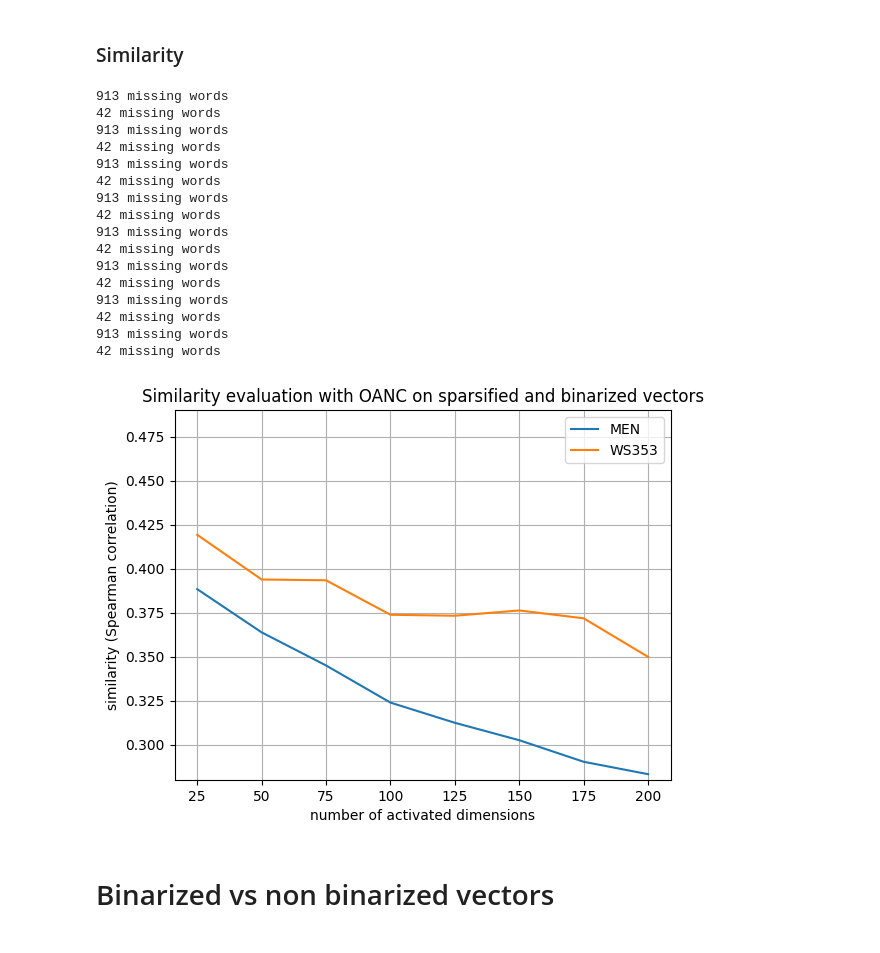
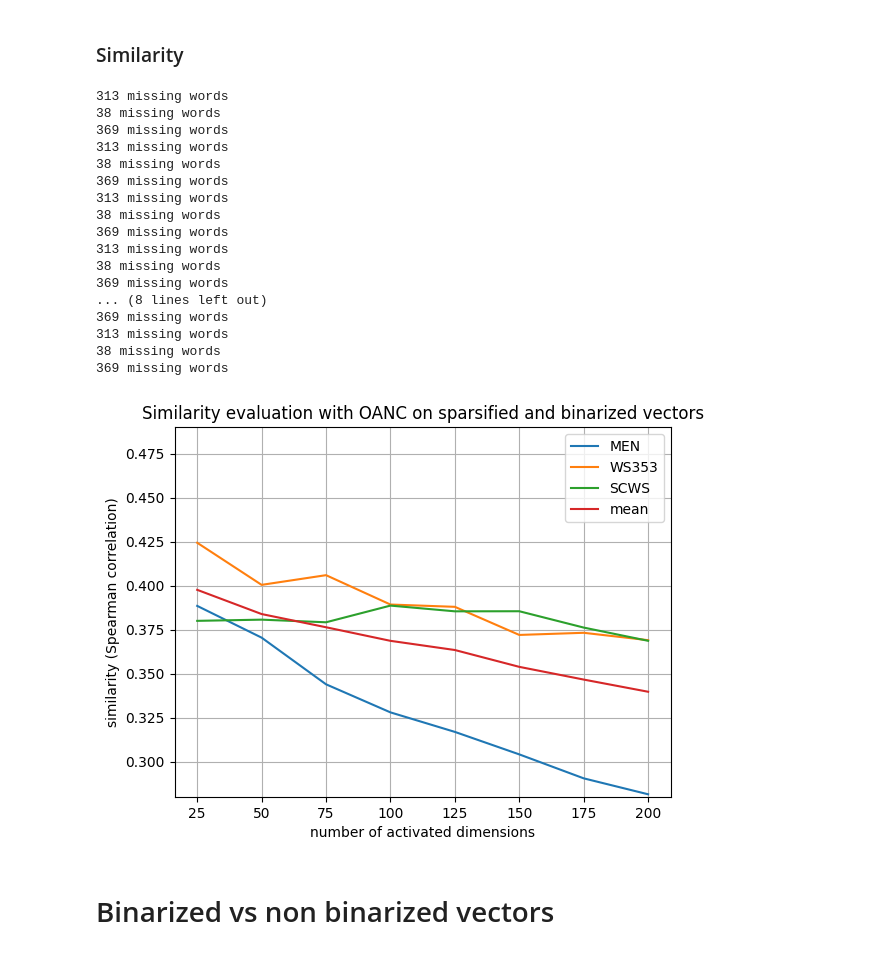
Before and after one commit to SINr-Embeddings/sinr, a Jupyter notebook: notebooks/evaluate.ipynb, the cells around one changed output. Cells and saved outputs as stored; diff of their text form; code cells hidden in the pictures.

```diff
--- a/notebooks/evaluate.ipynb
+++ b/notebooks/evaluate.ipynb
@@ -184,57 +189,63 @@ vec25_bi.binarize()
 # %%
 import sinr.text.evaluate as ev
 
-sim200_bi = ev.similarity_MEN_WS353(vec200_bi)
-sim175_bi = ev.similarity_MEN_WS353(vec175_bi)
-sim150_bi = ev.similarity_MEN_WS353(vec150_bi)
-sim125_bi = ev.similarity_MEN_WS353(vec125_bi)
-sim100_bi = ev.similarity_MEN_WS353(vec100_bi)
-sim75_bi = ev.similarity_MEN_WS353(vec75_bi)
-sim50_bi = ev.similarity_MEN_WS353(vec50_bi)
-sim25_bi = ev.similarity_MEN_WS353(vec25_bi)
+sim200_bi = ev.similarity_MEN_WS353_SCWS(vec200_bi)
+sim175_bi = ev.similarity_MEN_WS353_SCWS(vec175_bi)
+sim150_bi = ev.similarity_MEN_WS353_SCWS(vec150_bi)
+sim125_bi = ev.similarity_MEN_WS353_SCWS(vec125_bi)
+sim100_bi = ev.similarity_MEN_WS353_SCWS(vec100_bi)
+sim75_bi = ev.similarity_MEN_WS353_SCWS(vec75_bi)
+sim50_bi = ev.similarity_MEN_WS353_SCWS(vec50_bi)
+sim25_bi = ev.similarity_MEN_WS353_SCWS(vec25_bi)
 # %% [output]
-913 missing words
-42 missing words
-913 missing words
-42 missing words
-913 missing words
-42 missing words
-913 missing words
-42 missing words
-913 missing words
-42 missing words
-913 missing words
-42 missing words
-913 missing words
-42 missing words
-913 missing words
-42 missing words
+313 missing words
+38 missing words
+369 missing words
+313 missing words
+38 missing words
+369 missing words
+313 missing words
+38 missing words
+369 missing words
+313 missing words
+38 missing words
+369 missing words
+... (8 lines left out)
+369 missing words
+313 missing words
+38 missing words
+369 missing words
 # %%
 import numpy as np
 import matplotlib.pyplot as plt
 
 lsim = [sim200_bi,sim175_bi,sim150_bi,sim125_bi,sim100_bi,sim75_bi,sim50_bi,sim25_bi]
 
 y_men_bin = [sim['MEN'] for sim in lsim]
 y_ws353_bin = [sim['WS353'] for sim in lsim]
+y_scws_bin = [sim['SCWS'] for sim in lsim]
+y_mean_bin = [(sim1 + sim2 + sim3)/3 for (sim1, sim2, sim3) in zip(y_men_bin, y_ws353_bin, y_scws_bin)]
+
 
 x = [200, 175, 150, 125, 100, 75, 50, 25]
 
 plt.ylim(0.28, 0.49)
 
 plt.plot(x, y_men_bin, label = "MEN")
 plt.plot(x, y_ws353_bin, label = "WS353")
+plt.plot(x, y_scws_bin, label = "SCWS")
+plt.plot(x, y_mean_bin, label = "mean")
 plt.legend()
 
 plt.xlabel('number of activated dimensions')
 plt.ylabel('similarity (Spearman correlation)')
 
 plt.title('Similarity evaluation with OANC on sparsified and binarized vectors')
 plt.grid(True)
 
 plt.show()
 # %% [output]
-[figure, old version]
+[figure, new version]
 # %% [markdown]
 # Binarized vs non binarized vectors
 # %%
```
Also changed, not shown: parts of 9 cells of this notebook, 1 other file.
